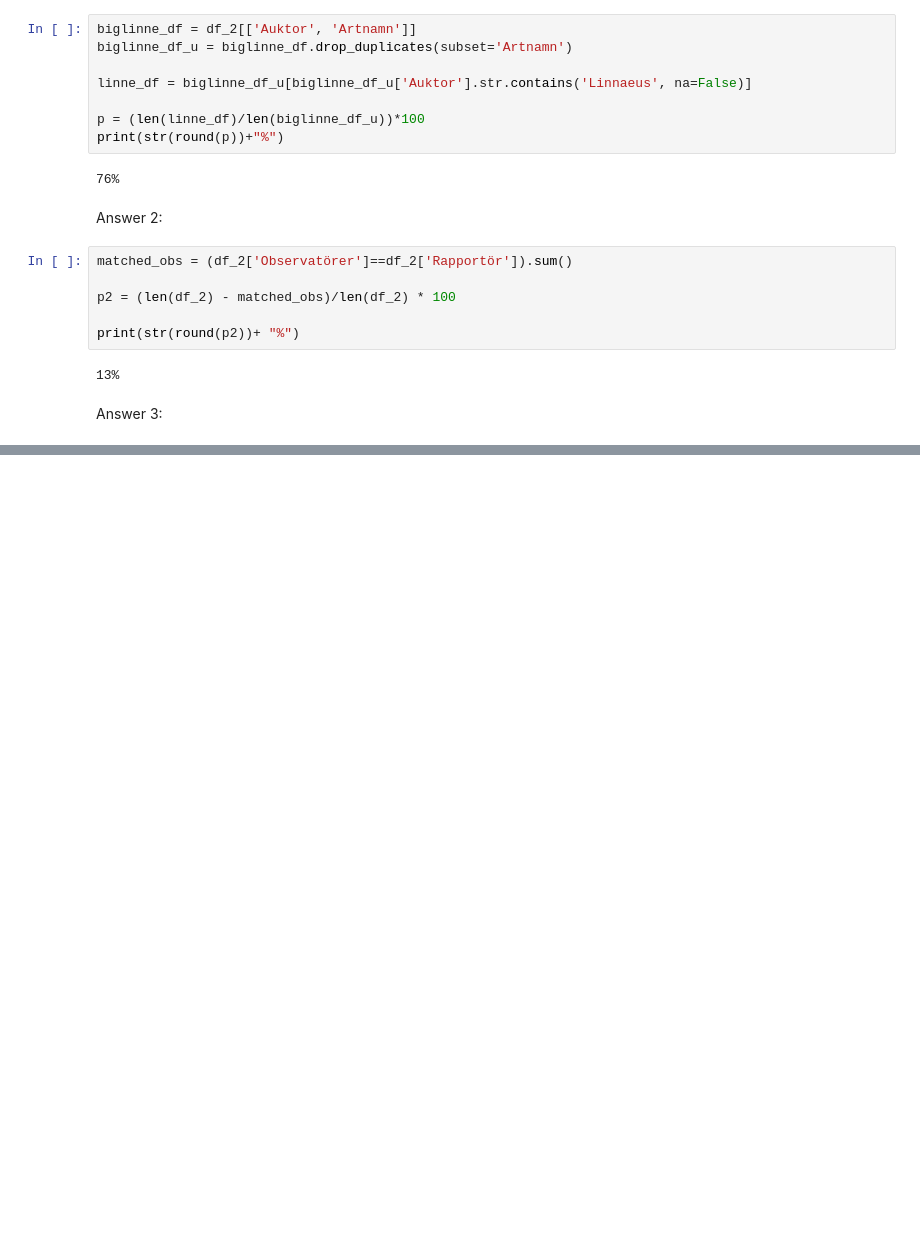
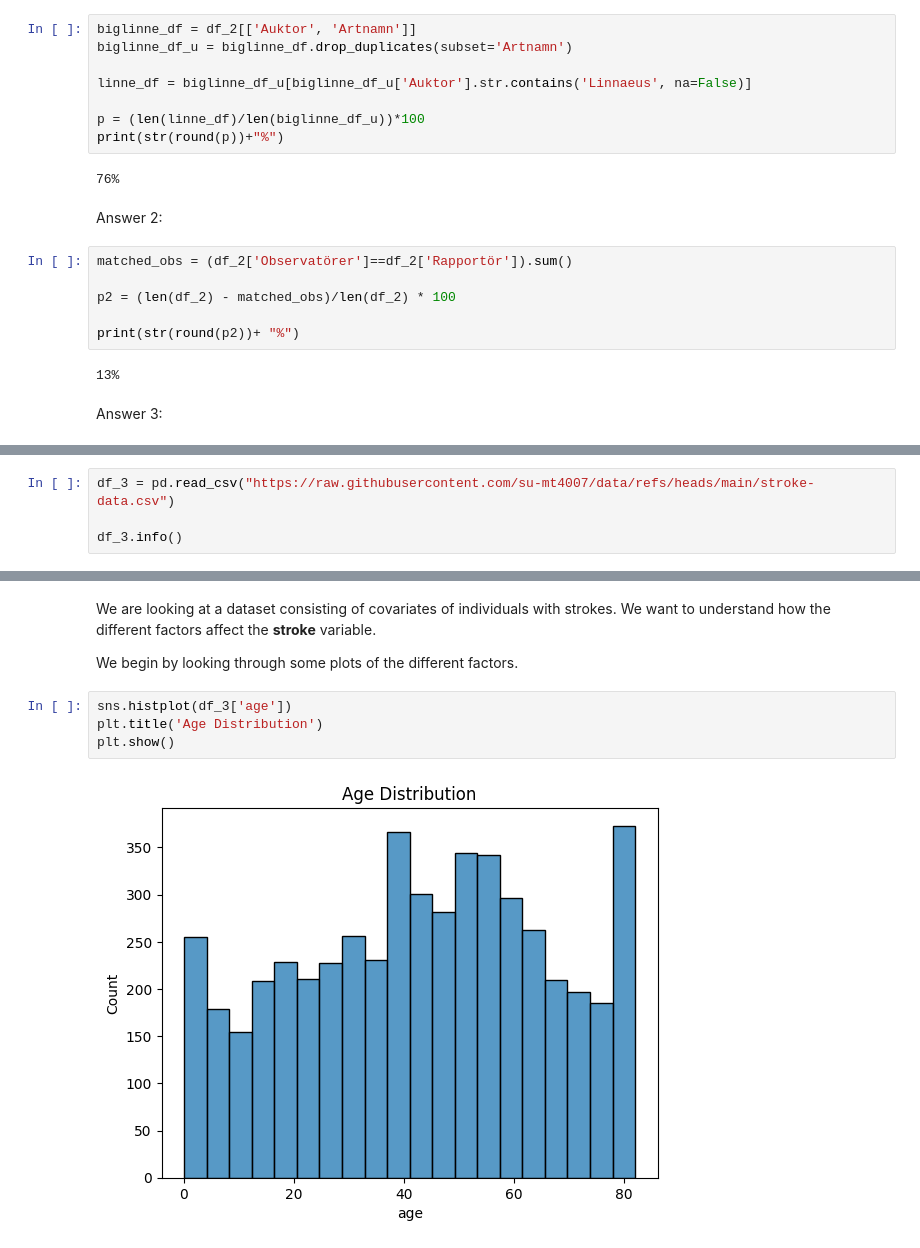
Before and after one commit to gaboun/su-mt4007, a Jupyter notebook: HW3/HW3.ipynb, the cells around one changed output, grey strips where cells are left out. Cells and saved outputs as stored; diff of their text form; blank space fills up the shorter version.

```diff
--- a/HW3/HW3.ipynb
+++ b/HW3/HW3.ipynb
@@ -270,0 +273,4 @@ plt.show()
+# %%
+df_3 = pd.read_csv("https://raw.githubusercontent.com/su-mt4007/data/refs/heads/main/stroke-data.csv")
+
+df_3.info()
@@ -270,0 +311,10 @@ plt.show()
+# %% [markdown]
+We are looking at a dataset consisting of covariates of individuals with strokes. We want to understand how the different factors affect the **stroke** variable.
+
+We begin by looking through some plots of the different factors.
+# %%
+sns.histplot(df_3['age'])
+plt.title('Age Distribution')
+plt.show()
+# %% [output]
+[figure, added]
```
Also changed, not shown: parts of 18 cells of this notebook.
